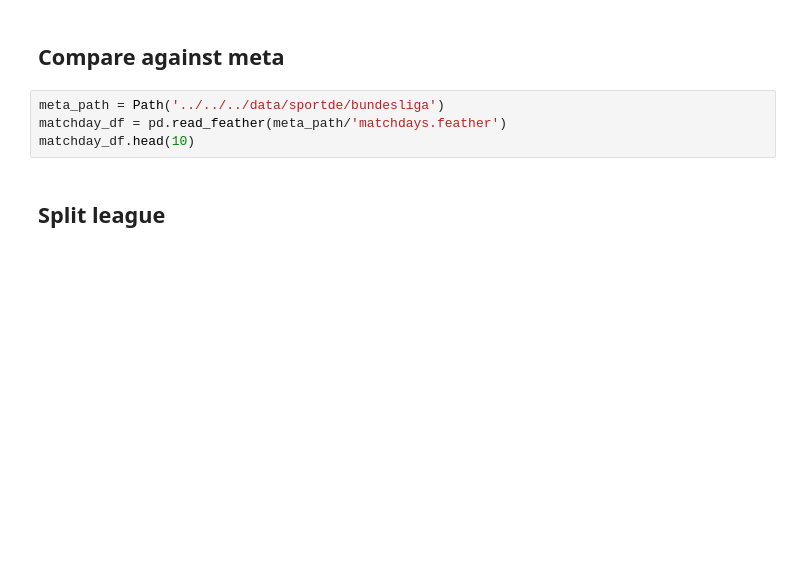
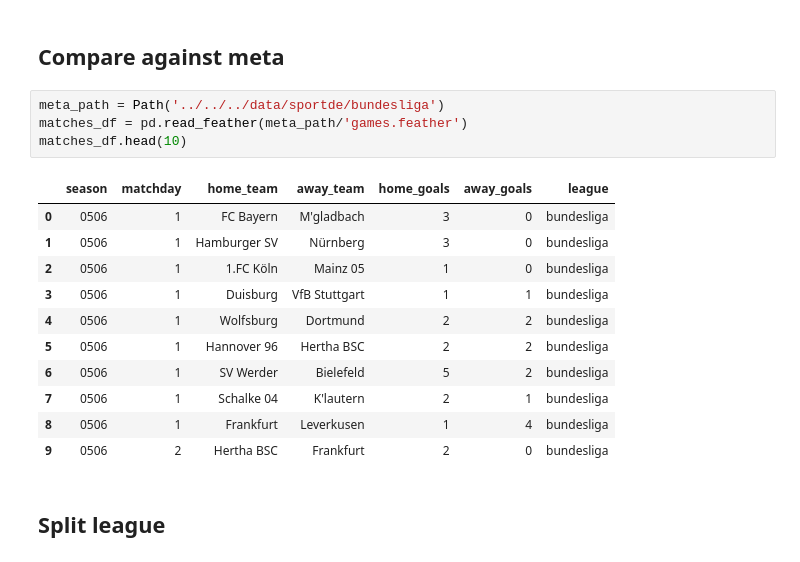
Before and after one commit to omlnaut/betting, a Jupyter notebook: scripts/processing/kaggle/processing.ipynb, the cells around one changed output. Drawn from its saved outputs; the diff is of its cells as text; blank space fills up the shorter version.

```diff
--- a/scripts/processing/kaggle/processing.ipynb
+++ b/scripts/processing/kaggle/processing.ipynb
@@ -47,8 +44,20 @@ df.columns, df.shape
 ## Compare against meta
 # %%
 meta_path = Path('../../../data/sportde/bundesliga')
-matchday_df = pd.read_feather(meta_path/'matchdays.feather')
-matchday_df.head(10)
+matches_df = pd.read_feather(meta_path/'games.feather')
+matches_df.head(10)
+# %% [output]
+|  | season | matchday | home_team | away_team | home_goals | away_goals | league |
+| 0 | 0506 | 1 | FC Bayern | M'gladbach | 3 | 0 | bundesliga |
+| 1 | 0506 | 1 | Hamburger SV | Nürnberg | 3 | 0 | bundesliga |
+| 2 | 0506 | 1 | 1.FC Köln | Mainz 05 | 1 | 0 | bundesliga |
+| 3 | 0506 | 1 | Duisburg | VfB Stuttgart | 1 | 1 | bundesliga |
+| 4 | 0506 | 1 | Wolfsburg | Dortmund | 2 | 2 | bundesliga |
+| 5 | 0506 | 1 | Hannover 96 | Hertha BSC | 2 | 2 | bundesliga |
+| 6 | 0506 | 1 | SV Werder | Bielefeld | 5 | 2 | bundesliga |
+| 7 | 0506 | 1 | Schalke 04 | K'lautern | 2 | 1 | bundesliga |
+| 8 | 0506 | 1 | Frankfurt | Leverkusen | 1 | 4 | bundesliga |
+| 9 | 0506 | 2 | Hertha BSC | Frankfurt | 2 | 0 | bundesliga |
 # %% [markdown]
 ## Split league
 # %%
```
Also changed, not shown: parts of 26 cells of this notebook, 1 other file.
